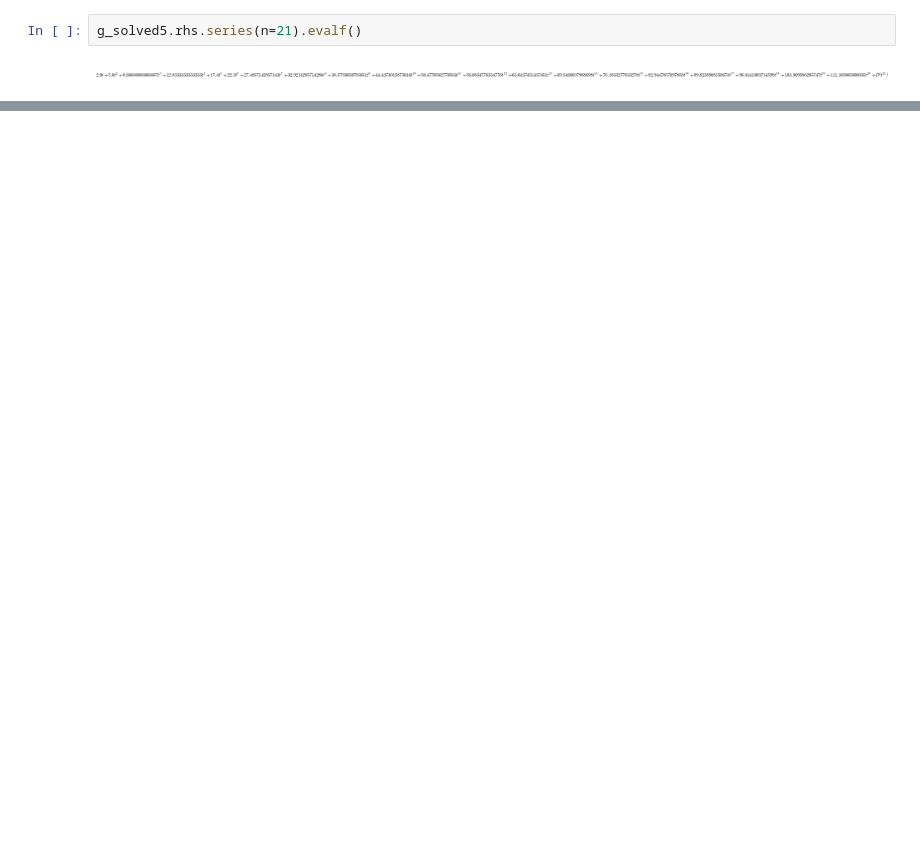
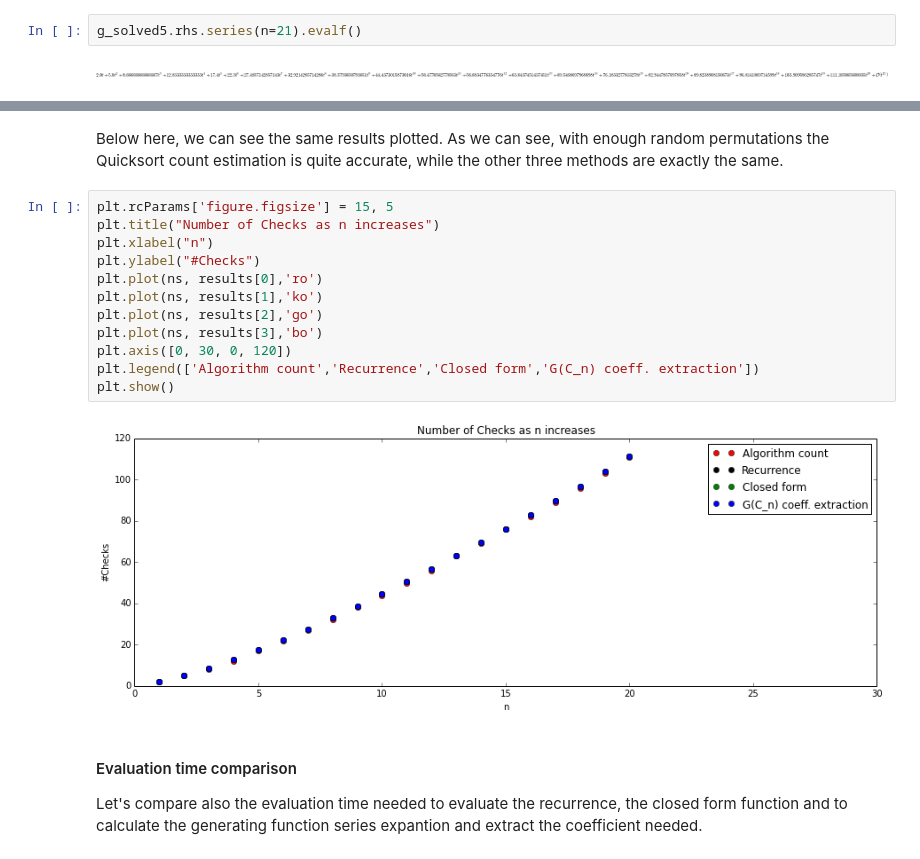
Before and after one commit to oddlord/uni, a Jupyter notebook: PAA Project.ipynb, the cells around one changed output, grey strips where cells are left out. Drawn from its saved outputs; the diff is of its cells as text; blank space fills up the shorter version.

```diff
--- a/Progetto PAA.ipynb
+++ b/PAA Project.ipynb
@@ -713 +759,20 @@ n = 20 | Algorithm count: 110 | Recurrence: 111.105 | Closed form: 111.105 | G(C
+# %% [markdown]
+Below here, we can see the same results plotted. As we can see, with enough random permutations the Quicksort count estimation is quite accurate, while the other three methods are exactly the same.
+# %%
+plt.rcParams['figure.figsize'] = 15, 5
+plt.title("Number of Checks as n increases")
+plt.xlabel("n")
+plt.ylabel("#Checks")
+plt.plot(ns, results[0],'ro')
+plt.plot(ns, results[1],'ko')
+plt.plot(ns, results[2],'go')
+plt.plot(ns, results[3],'bo')
+plt.axis([0, 30, 0, 120])
+plt.legend(['Algorithm count','Recurrence','Closed form','G(C_n) coeff. extraction'])
+plt.show()
+# %% [output]
+[figure, added]
+# %% [markdown]
+#### Evaluation time comparison
+Let's compare also the evaluation time needed to evaluate the recurrence, the closed form function and to calculate the generating function series expantion and extract the coefficient needed.
 # %%
```
Also changed, not shown: parts of 26 cells of this notebook, 1 other file.
